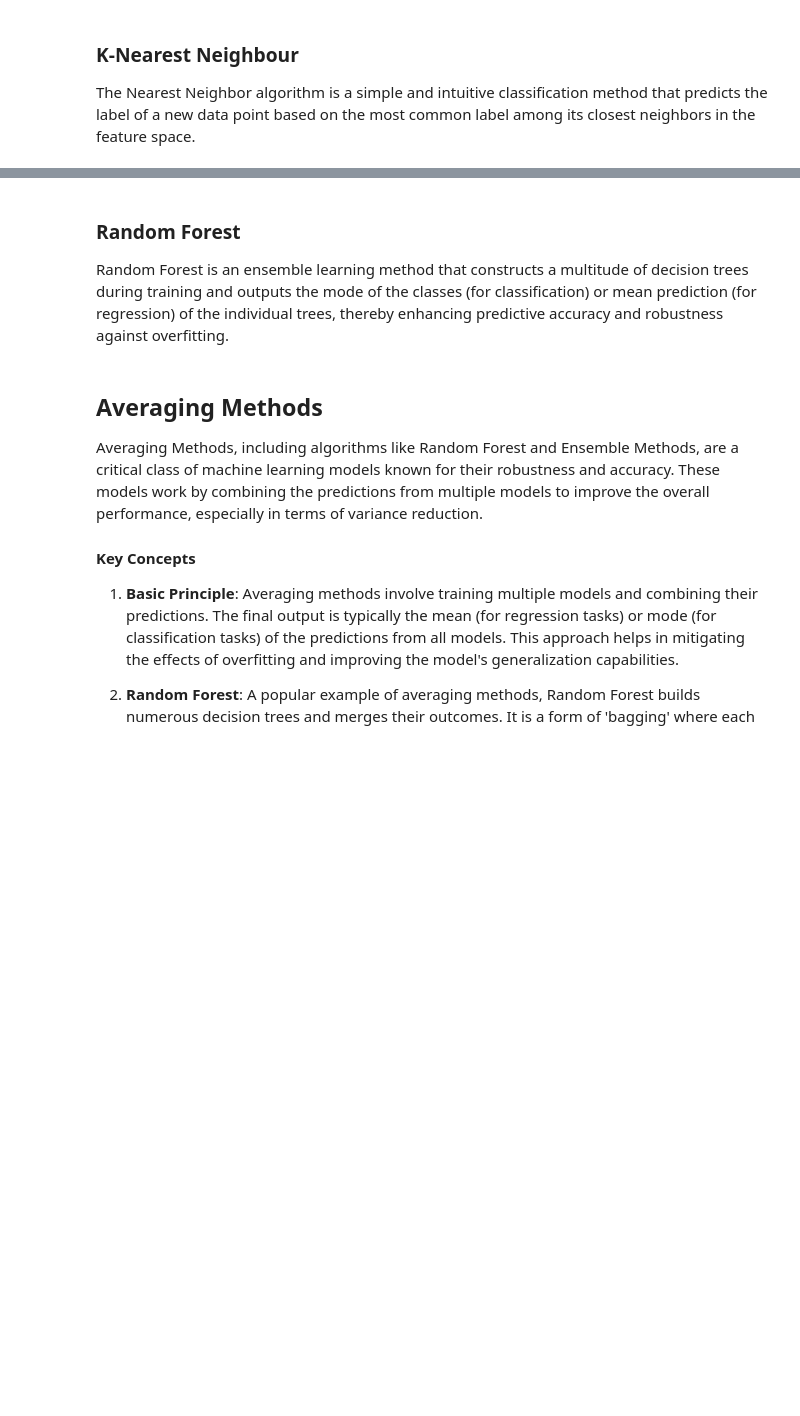
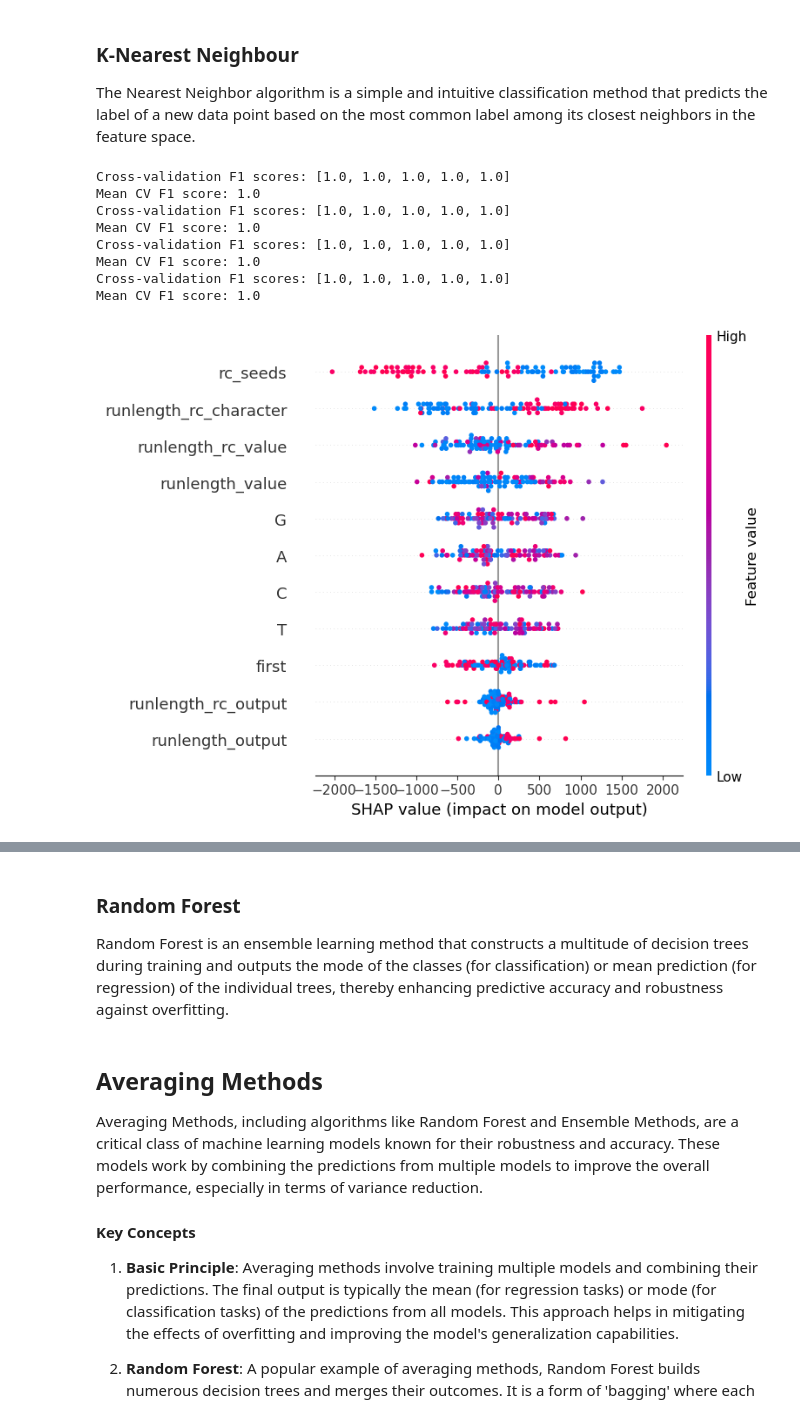
Before and after one commit to tonserrobo/PyPair, a Jupyter notebook: research/multi_model_training.ipynb, the cells around one changed output, grey strips where cells are left out. Drawn from its saved outputs; the diff is of its cells as text; code cells hidden in the pictures; blank space fills up the shorter version.

```diff
--- a/research/multi_model_training.ipynb
+++ b/research/multi_model_training.ipynb
@@ -744,34 +780,45 @@ for X_train, X_test, y_train, y_test in datasets:
     predicted = best_model.predict(X_test_scaled)
     execution_time = time.time() - start_time
 
     # Metrics Calculation
     precision, recall, fscore, support = precision_recall_fscore_support(y_test, predicted, average='weighted')
 
     execution_time_per_read = execution_time / len(X_test_scaled)  # per read mapping execution time
     memory_usage_per_read = mem_usage / len(X_test_scaled) if not np.isnan(mem_usage) else np.nan  # memory required per read mapping
 
     # Aggregating metrics
     aggregate_metrics['Precision'].append(precision)
     aggregate_metrics['Recall'].append(recall)
     aggregate_metrics['F1 Score'].append(fscore)
     aggregate_metrics['Mean CV F1 Score'].append(np.mean(cv_scores))
     aggregate_metrics['Memory (MB) 50k batch'].append(mem_usage)
     aggregate_metrics['Execution Time (s) 50k batch'].append(execution_time)
     aggregate_metrics['Memory (MB) per read mapping'].append(memory_usage_per_read)
     aggregate_metrics['Execution Time (s) per read mapping'].append(execution_time_per_read)
 
 # Save the last trained KNN model
 filename = 'model_weights/knn_model.joblib'
-joblib.dump(best_model, filename)
+file_path = base_path + filename
+joblib.dump(best_model, file_path)
 
 # SHAP Explainer
 explainer = shap.KernelExplainer(best_model.predict, X_train_resampled[:100])  # Use a subset of the training data
 shap_values = explainer.shap_values(X_train_resampled[:100])  # Use a subset of the training data
 
 # SHAP summary plot with feature names
 shap.summary_plot(shap_values, X_train_resampled[:100], feature_names=feature_names)
 
 del best_model, X_test, X_train, y_train, y_test
+# %% [output]
+Cross-validation F1 scores: [1.0, 1.0, 1.0, 1.0, 1.0]
+Mean CV F1 score: 1.0
+Cross-validation F1 scores: [1.0, 1.0, 1.0, 1.0, 1.0]
+Mean CV F1 score: 1.0
+Cross-validation F1 scores: [1.0, 1.0, 1.0, 1.0, 1.0]
+Mean CV F1 score: 1.0
+Cross-validation F1 scores: [1.0, 1.0, 1.0, 1.0, 1.0]
+Mean CV F1 score: 1.0
+[figure, added]
 # %%
 KNeighborsClassifier_shap_values = pd.DataFrame(shap_values)
 KNeighborsClassifier_shap_values['Classifier'] = 'KNeighborsClassifier'
```
Also changed, not shown: parts of 25 cells of this notebook, 5 other files.
